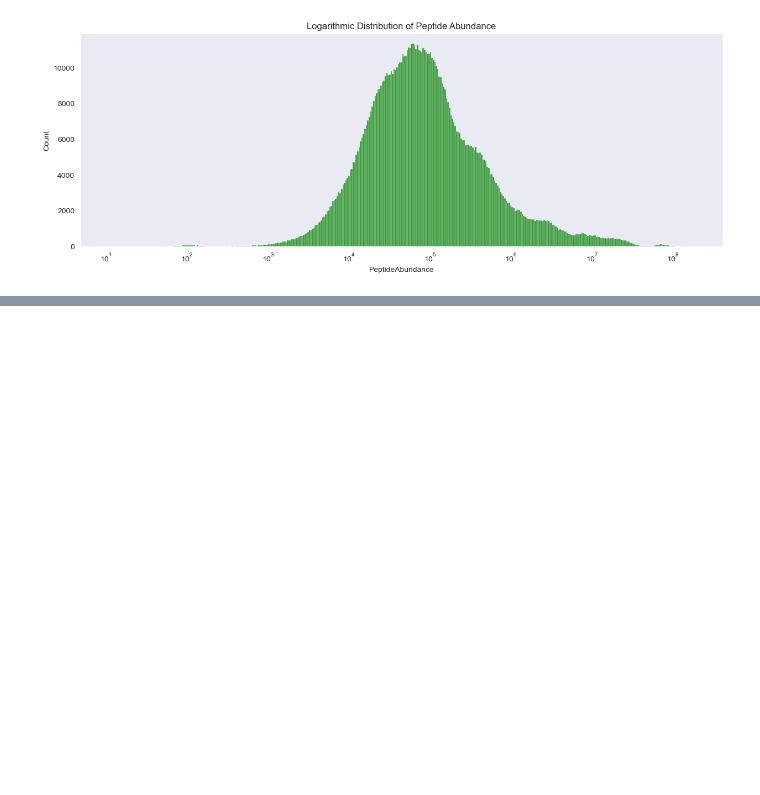
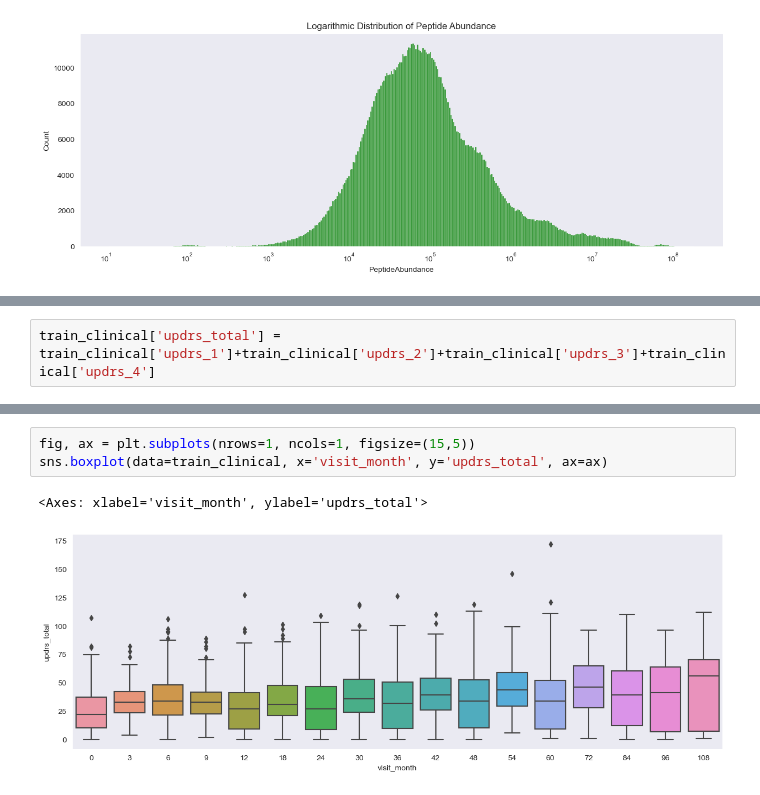
Before and after one commit to fan-yang-md/parkinsons_disease_progression_prediction, a Jupyter notebook: parkinson1.ipynb, the cells around one changed output, grey strips where cells are left out. Cells and saved outputs as stored; diff of their text form; blank space fills up the shorter version.

```diff
--- a/parkinson1.ipynb
+++ b/parkinson1.ipynb
@@ -419,0 +442,2 @@ ax.set_title('Logarithmic Distribution of Peptide Abundance');
+# %%
+train_clinical['updrs_total'] = train_clinical['updrs_1']+train_clinical['updrs_2']+train_clinical['updrs_3']+train_clinical['updrs_4']
@@ -419,0 +453,6 @@ ax.set_title('Logarithmic Distribution of Peptide Abundance');
+# %%
+fig, ax = plt.subplots(nrows=1, ncols=1, figsize=(15,5))
+sns.boxplot(data=train_clinical, x='visit_month', y='updrs_total', ax=ax)
+# %% [output]
+<Axes: xlabel='visit_month', ylabel='updrs_total'>
+[figure, added]
```
Also changed, not shown: parts of 13 cells of this notebook.
